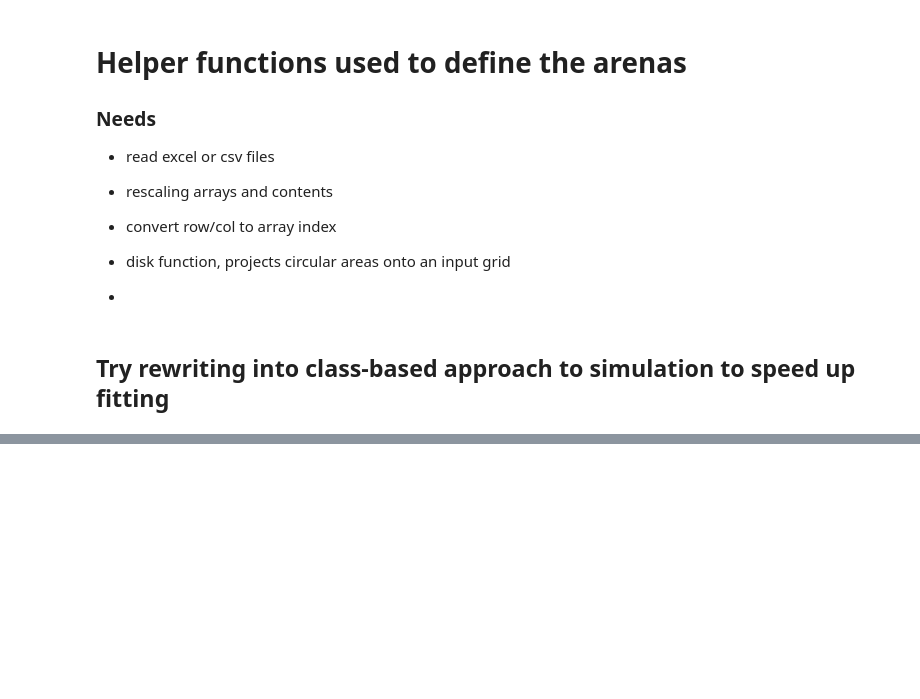
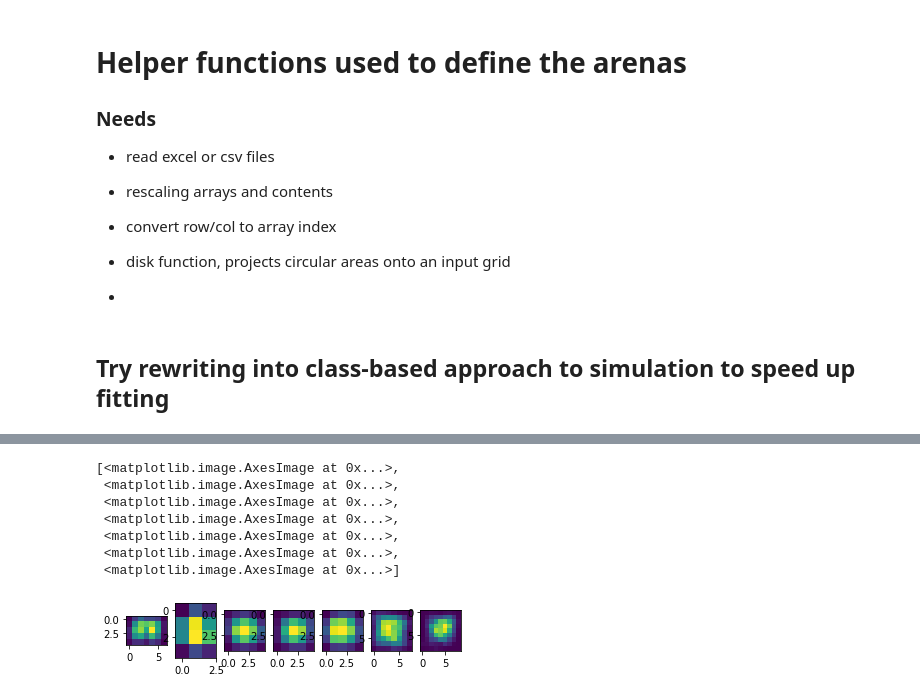
Before and after one commit to boospooky/omnitray-modeling, a Jupyter notebook: omnitray-modeling/mimic_190413_exp_jac.ipynb, the cells around one changed output, grey strips where cells are left out. Saved outputs shown, nothing was run; the diff lists cells and outputs as text; code cells hidden in the pictures; blank space fills up the shorter version.

```diff
--- a/omnitray-modeling/mimic_190413_exp_jac.ipynb
+++ b/omnitray-modeling/mimic_190413_exp_jac.ipynb
@@ -794,0 +250,49 @@ Updated worker_outputs/pool_outputs/low_sensitivity_run_emcee_190908_pad_0.csv a
+# %%
+
+p0 = np.array([0, 5e-5, 2.2e-4, 80, 8, 0.008])
+for sim in sim_list:
+    print(sim.scale)
+    %time sim.sim(p0)
+    print(sim.sim_arr.shape)
+# %%
+bins = np.linspace(-1.5,1.5,21)
+for sim in sim_list:
+    _, _, n_h, n_w = sim.sim_arr.shape
+    for slicefun, pov_ind, exp_arr in zip(sim.slice_functions, sim.pov_inds, sim.exp_list):
+        _, s_h, s_w = exp_arr.shape
+        yslice, xslice = slicefun(n_h, n_w, s_h, s_w, sim.scale)
+        exp_im = exp_arr[-1,:,:]
+        sim_im = sim.sim_arr[-1,0,yslice,xslice]
+        plt.figure()
+#         _ = plt.hist(exp_im,bins=bins,alpha=0.4)
+#         _ = plt.hist(sim_im,bins=bins,alpha=0.4)
+#         _ = plt.hist(sim_im-exp_im,bins=bins,alpha=0.4,color='r')
+        _ = plt.imshow(sim_im-exp_im,vmin=-1,vmax=1)
+        plt.title(pov_ind)
+# %%
+scale_list = np.power(2,np.array([3]))
+pad_list = [0,2,4,5,6,7,8]
+def sim_pad(args):
+    scale, pad_ind = args
+    pad = PrepPad(scale, pad_ind)
+    sim = Simulator(pad)
+    return sim
+
+inputs = list(itt.product(scale_list, pad_list))
+with Pool() as pool:
+    sim_list = pool.map(sim_pad,inputs)
+# %%
+exp_arrs = [sim.exp_list[0] for sim in sim_list]
+# %%
+n_arrs = len(exp_arrs)
+fig, axs = plt.subplots(1,n_arrs)
+[ax.imshow(arr[20,:,:].astype(np.float)) for ax, arr in zip(axs, exp_arrs)]
+# %% [output]
+[<matplotlib.image.AxesImage at 0x...>,
+ <matplotlib.image.AxesImage at 0x...>,
+ <matplotlib.image.AxesImage at 0x...>,
+ <matplotlib.image.AxesImage at 0x...>,
+ <matplotlib.image.AxesImage at 0x...>,
+ <matplotlib.image.AxesImage at 0x...>,
+ <matplotlib.image.AxesImage at 0x...>]
+[figure, added]
```
Also changed, not shown: parts of 28 cells of this notebook, 4 other files.
